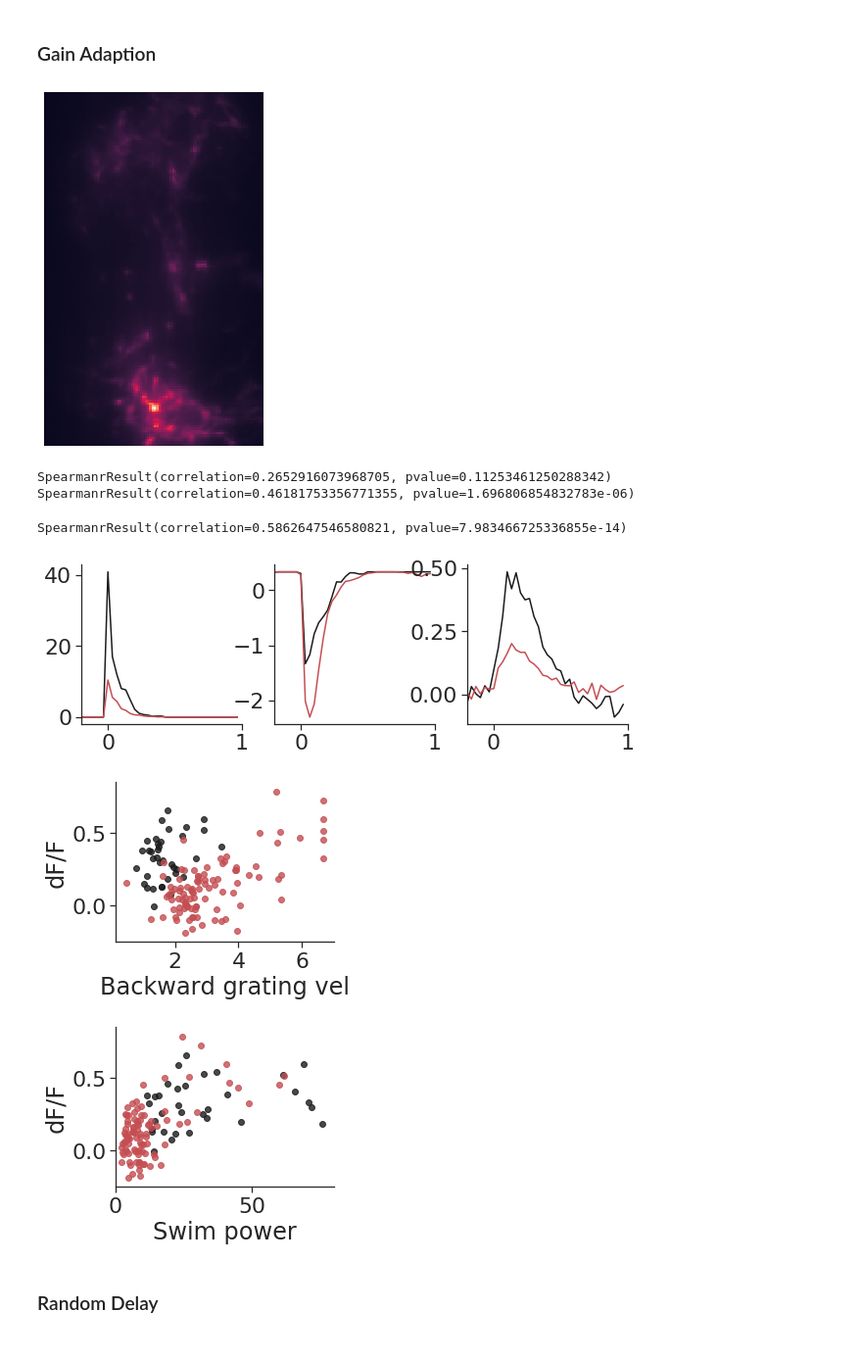
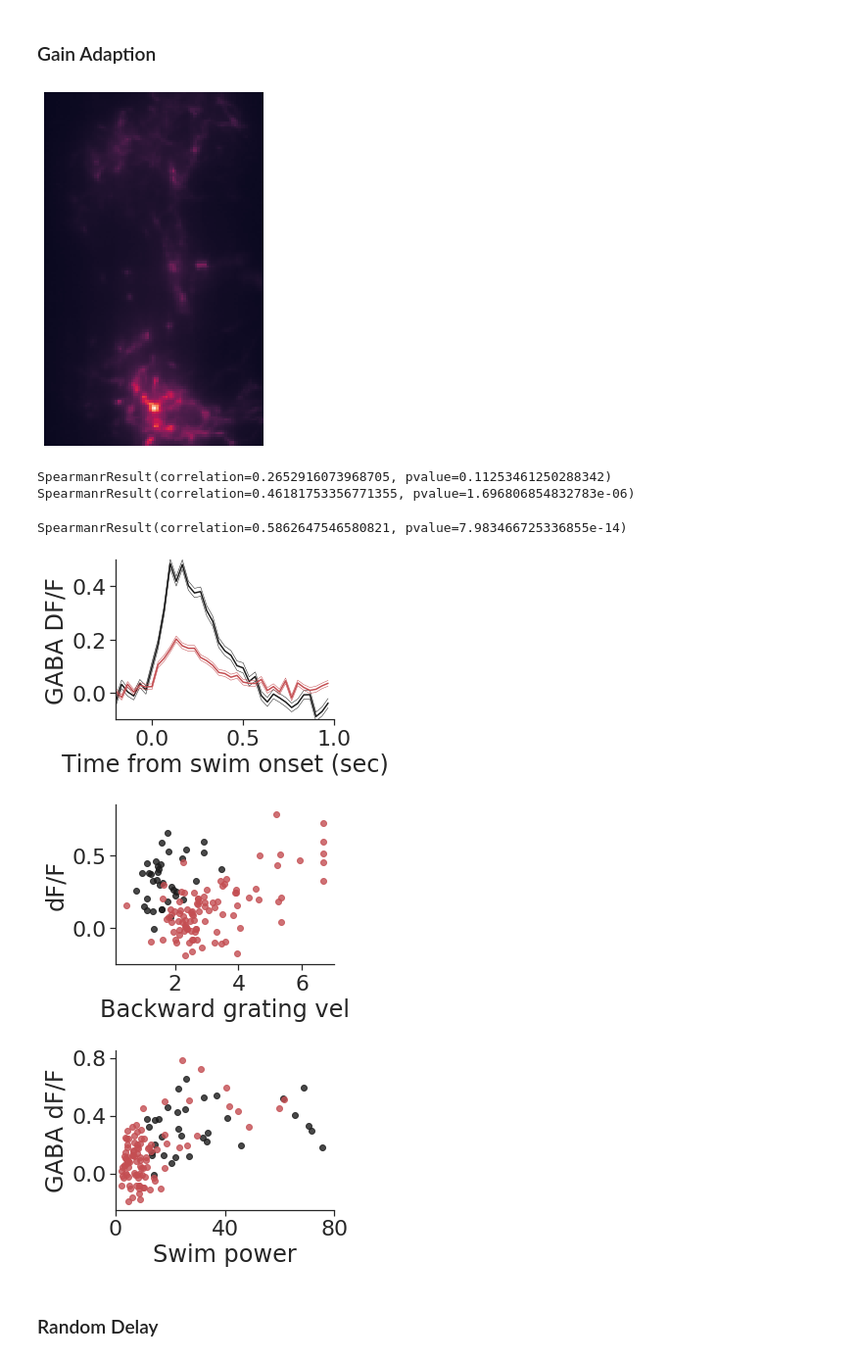
Before and after one commit to zqwei/DRN_voltage_analysis, a Jupyter notebook: Notebooks/gaba_gain_task.ipynb, the cells around one changed output. Shown at 98% size. Cells and saved outputs as stored; diff of their text form; code cells hidden in the pictures.

Commit message:
update plots for gaba imaging

```diff
--- a/Notebooks/gaba_gain_task.ipynb
+++ b/Notebooks/gaba_gain_task.ipynb
@@ -110,17 +110,33 @@ for nswim in swim_list:
     pswim_list.append(pswim_[valid_])
     vis_list.append(vis_[valid_])
 
-fig, ax = plt.subplots(1, 3, figsize=(10, 3))
-ax = ax.flatten()
+plt.figure(figsize=(4, 3))
 color_list = ['k', 'r', 'b']
 for n in range(2):
-    ax[0].plot(np.arange(-t_pre, t_post)/frame_rate, pswim_list[n].mean(axis=0), color_list[n])
-    ax[1].plot(np.arange(-t_pre, t_post)/frame_rate, vis_list[n].mean(axis=0), color_list[n])
-    ax[2].plot(np.arange(-t_pre, t_post)/frame_rate, dff_list[n].mean(axis=0).mean(axis=-1)*100, color_list[n])
-    sns.despine()
-ax[0].set_xlim([-0.2, 1.0])
-ax[1].set_xlim([-0.2, 1.0])
-ax[2].set_xlim([-0.2, 1.0])
+    ave_ = dff_list[n].mean(axis=0).mean(axis=-1)*100
+    sem_ = sem(dff_list[n].mean(axis=0), axis=-1)*100
+    plt.plot(np.arange(-t_pre, t_post)/frame_rate, ave_, color_list[n])
+    plt.plot(np.arange(-t_pre, t_post)/frame_rate, ave_-sem_, color_list[n], lw=0.5)
+    plt.plot(np.arange(-t_pre, t_post)/frame_rate, ave_+sem_, color_list[n], lw=0.5)
+sns.despine()
+plt.ylabel('GABA DF/F')
+plt.xlabel('Time from swim onset (sec)')
+plt.xlim([-0.2, 1.0])
+plt.ylim([-0.1, 0.5])
+plt.yticks(np.arange(0, 0.6, 0.2))
+plt.savefig('../Plots/gaba/example_fish_gain_gaba_only.svg')
+
+# fig, ax = plt.subplots(1, 3, figsize=(10, 3))
+# ax = ax.flatten()
+# color_list = ['k', 'r', 'b']
+# for n in range(2):
+#     ax[0].plot(np.arange(-t_pre, t_post)/frame_rate, pswim_list[n].mean(axis=0), color_list[n])
+#     ax[1].plot(np.arange(-t_pre, t_post)/frame_rate, vis_list[n].mean(axis=0), color_list[n])
+#     ax[2].plot(np.arange(-t_pre, t_post)/frame_rate, dff_list[n].mean(axis=0).mean(axis=-1)*100, color_list[n])
+#     sns.despine()
+# ax[0].set_xlim([-0.2, 1.0])
+# ax[1].set_xlim([-0.2, 1.0])
+# ax[2].set_xlim([-0.2, 1.0])
 # plt.savefig('../Plots/gaba/example_fish.svg')
 
 tmp1 = []
@@ -135,38 +151,40 @@ for n in range(2):
     plt.scatter(v_, d_, c=color_list[n], label=f'Gain #{n}', alpha=0.8)
     print(spearmanr(v_, d_))
 plt.xlabel('Backward grating vel')
 plt.ylabel('dF/F')
 plt.xticks(np.arange(2, 8, 2))
 # plt.legend()
 sns.despine()
 # plt.savefig('../Plots/gaba/example_fish_vel_act.svg')
 spearmanr(np.concatenate(tmp1), np.concatenate(tmp2))
 
 tmp1 = []
 tmp2 = []
 plt.figure(figsize=(4, 3))
 for n in range(2):
     ave_dff = dff_list[n].mean(axis=-1)*100
     p_ = pswim_list[n][:, :].max(axis=-1)
     d_ = ave_dff[:, t_pre+0:t_pre+6].mean(axis=-1)
     tmp1.append(p_)
     tmp2.append(d_)
     plt.scatter(p_, d_, c=color_list[n], label=f'Gain #{n}', alpha=0.8)
 plt.xlabel('Swim power')
-plt.ylabel('dF/F')
+plt.ylabel('GABA dF/F')
 plt.xlim([0, 80])
 # plt.legend()
 sns.despine()
-# plt.savefig('../Plots/gaba/example_fish_power_act.svg')
+plt.yticks(np.arange(0, 1.2, 0.4))
+plt.xticks(np.arange(0, 120, 40))
+plt.savefig('../Plots/gaba/example_fish_power_act.svg')
 spearmanr(np.concatenate(tmp1), np.concatenate(tmp2))
 # %% [output]
 [figure]
 SpearmanrResult(correlation=0.2652916073968705, pvalue=0.11253461250288342)
 SpearmanrResult(correlation=0.46181753356771355, pvalue=1.696806854832783e-06)
 SpearmanrResult(correlation=0.5862647546580821, pvalue=7.983466725336855e-14)
-[figure, old version]
+[figure, new version]
 [figure]
-[figure, old version]
+[figure, new version]
 # %% [markdown]
 ### Random Delay
 # %%
```
